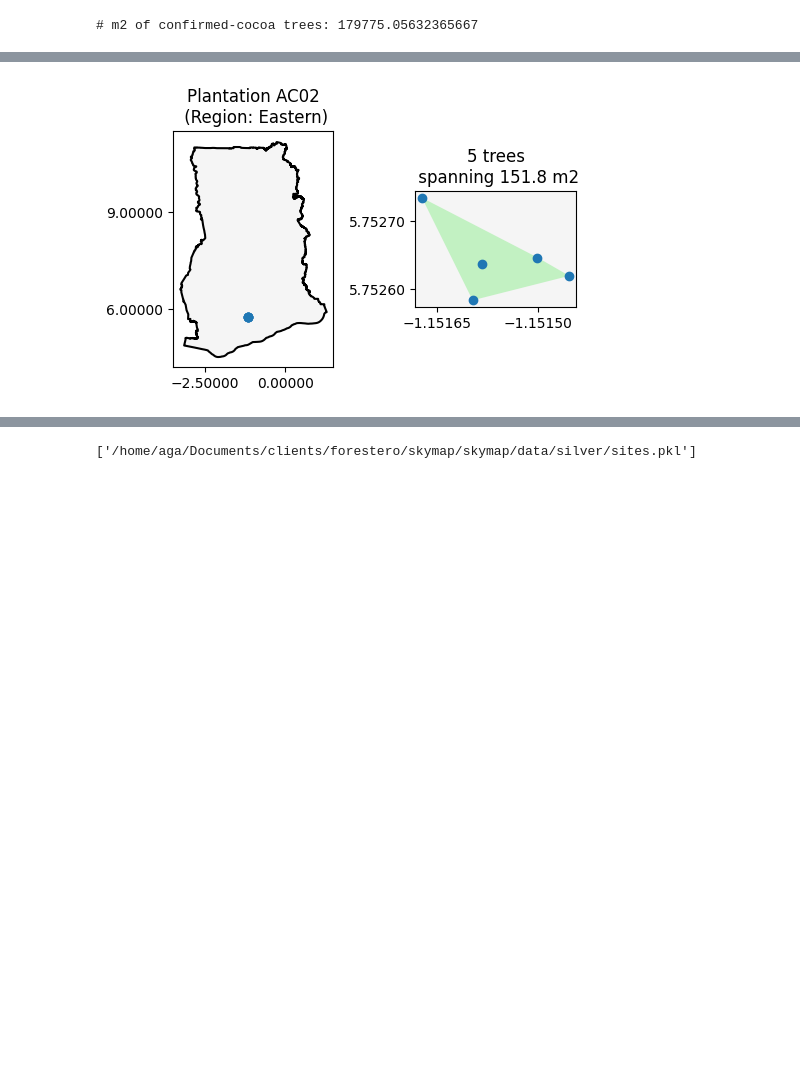
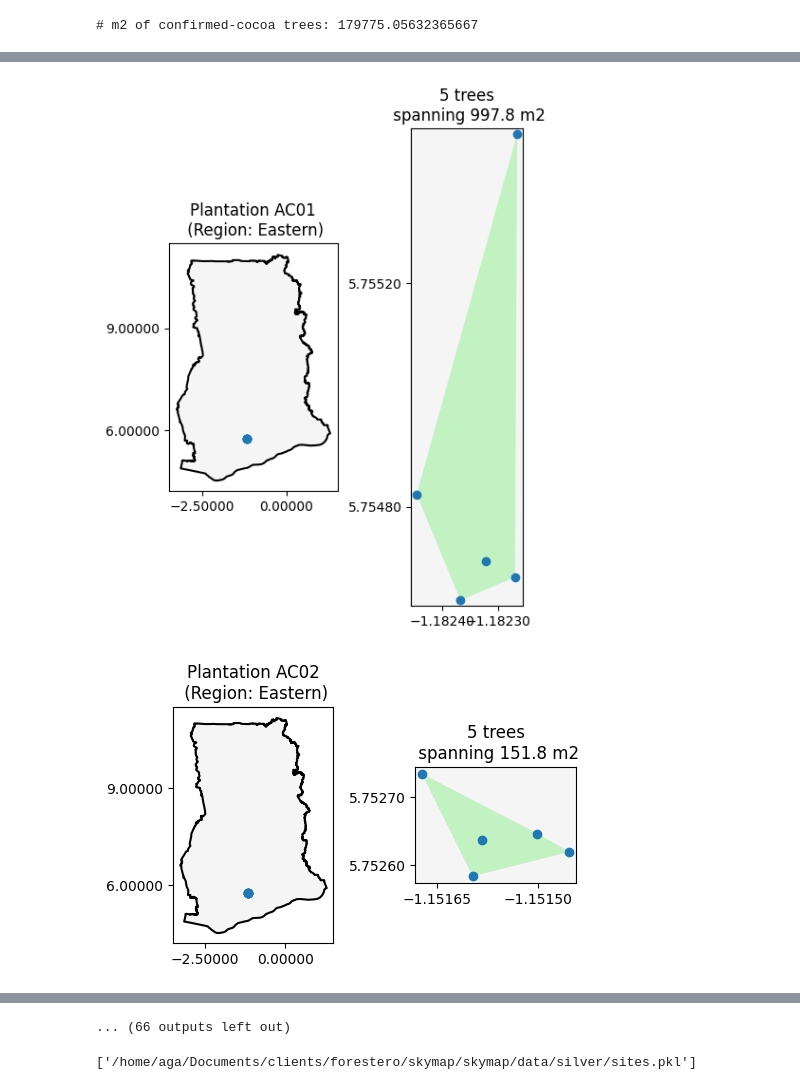
Before and after one commit to arthurgassner-synotis/forestero-skymap-poc, a Jupyter notebook: nb/0-sites.ipynb, the cells around one changed output, grey strips where cells are left out. Cells and saved outputs as stored; diff of their text form; code cells hidden in the pictures; blank space fills up the shorter version.

Commit message:
feat: improve plot

```diff
--- a/nb/0-sites.ipynb
+++ b/nb/0-sites.ipynb
@@ -87,4 +105,6 @@ print("# m2 of confirmed-cocoa trees:", sum(e.area_m2 for e in sites))
 # %%
-sites[1].plot()
+for s in sites:
+    s.plot()
 # %% [output]
-[figure, old version]
+[figure, new version]
+[figure, added]
@@ -91,3 +121,4 @@ sites[1].plot()
+... (66 outputs left out)
 # %%
 import joblib
 joblib.dump(sites, SILVER_FOLDERPATH / "sites.pkl")
```
Also changed, not shown: parts of 3 cells of this notebook, 3 other files.
